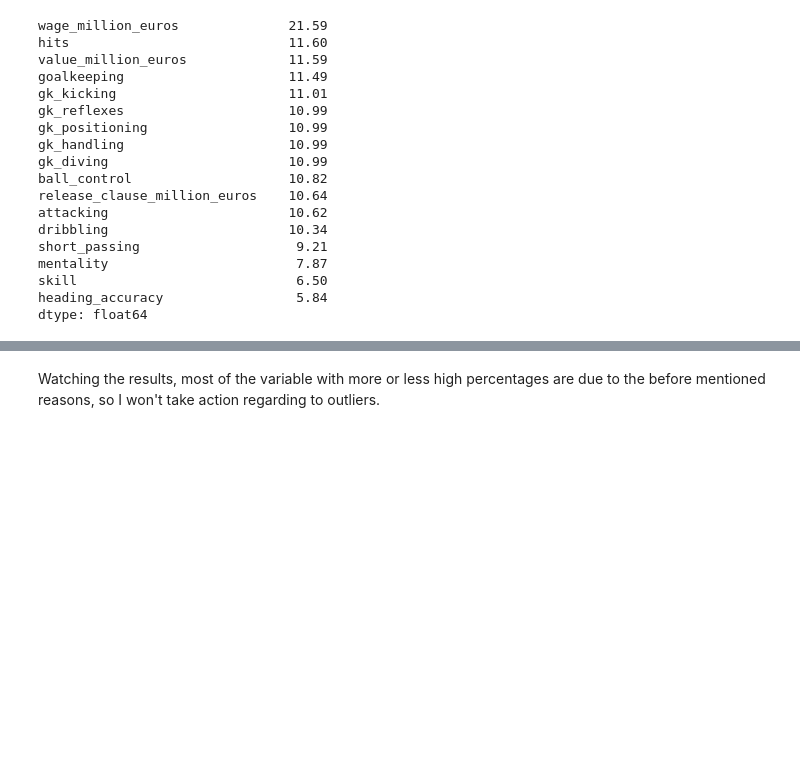
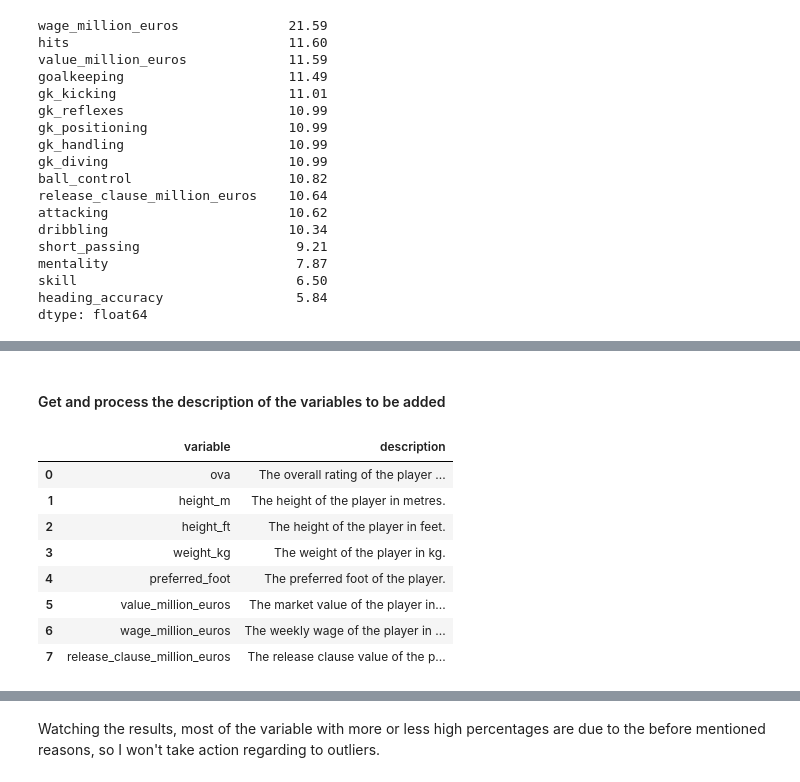
Before and after one commit to chusk2/data_cleaning_challenge_fifa21, a Jupyter notebook: clean_dataset_fifa21.ipynb, the cells around one changed output, grey strips where cells are left out. Drawn from its saved outputs; the diff is of its cells as text; code cells hidden in the pictures; blank space fills up the shorter version.

```diff
--- a/clean_dataset_fifa21.ipynb
+++ b/clean_dataset_fifa21.ipynb
@@ -16,6 +16,6 @@ content = [i.strip('\n').split(': ') for i in content]
 # %%
 content = {i[0]: i[1] for i in content}
 # %%
-var_descrption_df = pd.DataFrame({'variable': content.keys(), 'description': content.values()}, index = np.arange(len(content)))
+var_description_df = pd.DataFrame({'variable': content.keys(), 'description': content.values()}, index = np.arange(len(content)))
 # %%
-var_descrption_df
+var_description_df.set_index('variable', inplace=True)
@@ -1247,0 +1572,36 @@ dtype: float64
+# %% [markdown]
+#### Get and process the description of the variables to be added
+# %%
+ova_descript = var_description_df.loc['OVA'].values[0]
+height_m_descript = var_description_df.loc['Height'].values[0].replace('feet and inches', 'metres')
+height_feet_descript = var_description_df.loc['Height'].values[0].replace('feet and inches', 'feet')
+weight_descript = var_description_df.loc['Weight'].values[0].replace('pounds', 'kg')
+foot_descript = var_description_df.loc['foot'].values[0]
+value_descript = var_description_df.loc['Value'].values[0][:-1] + ', in millions of euros.'
+wage_descript = var_description_df.loc['Wage'].values[0][:-1] + ', in millions of euros.'
+release_clause_descript = var_description_df.loc['Release Clause'].values[0][:-1] + ', in millions of euros.'
+# %%
+new_entries = {'ova' : ova_descript,
+               'height_m' : height_m_descript,
+               'height_ft' : height_feet_descript,
+               'weight_kg' : weight_descript,
+               'preferred_foot' : foot_descript,
+               'value_million_euros' : value_descript,
+               'wage_million_euros' : wage_descript,
+               'release_clause_million_euros' : release_clause_descript
+              }
+# %%
+new_description = pd.DataFrame({'variable': new_entries.keys(),
+                                'description' : new_entries.values()
+                               })
+new_description
+# %% [output]
+|  | variable | description |
+| 0 | ova | The overall rating of the player ... |
+| 1 | height_m | The height of the player in metres. |
+| 2 | height_ft | The height of the player in feet. |
+| 3 | weight_kg | The weight of the player in kg. |
+| 4 | preferred_foot | The preferred foot of the player. |
+| 5 | value_million_euros | The market value of the player in... |
+| 6 | wage_million_euros | The weekly wage of the player in ... |
+| 7 | release_clause_million_euros | The release clause value of the p... |
```
Also changed, not shown: parts of 102 cells of this notebook, 1 other file.
